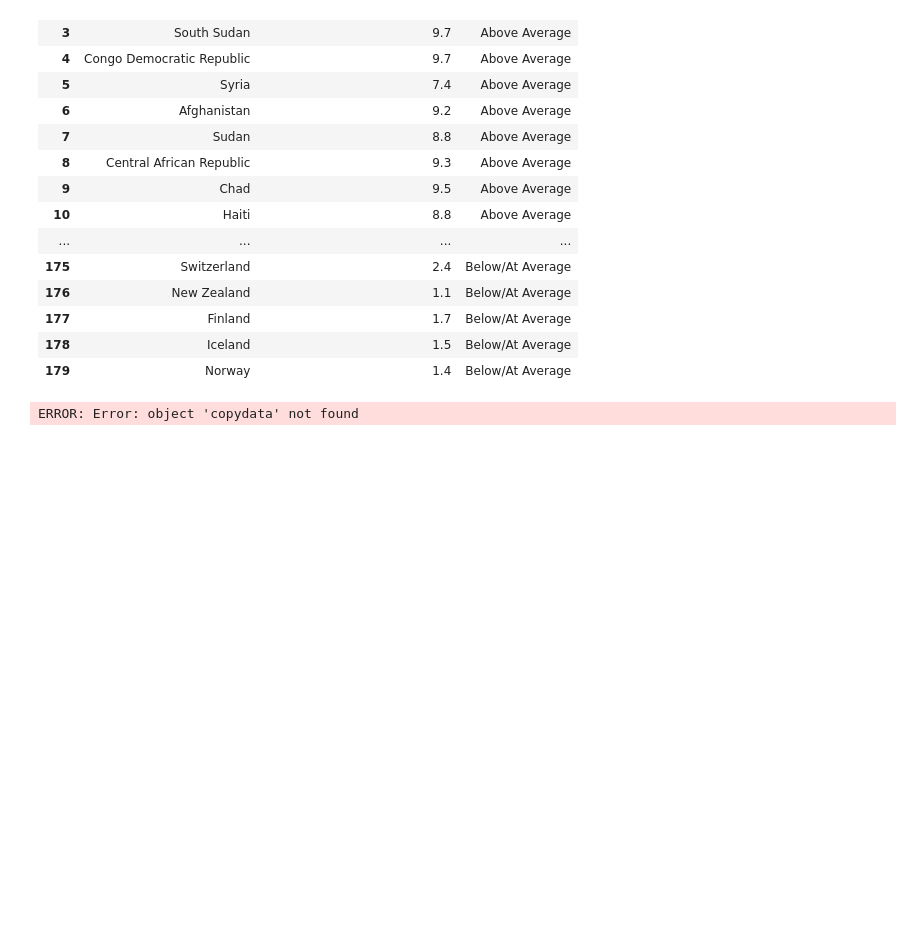
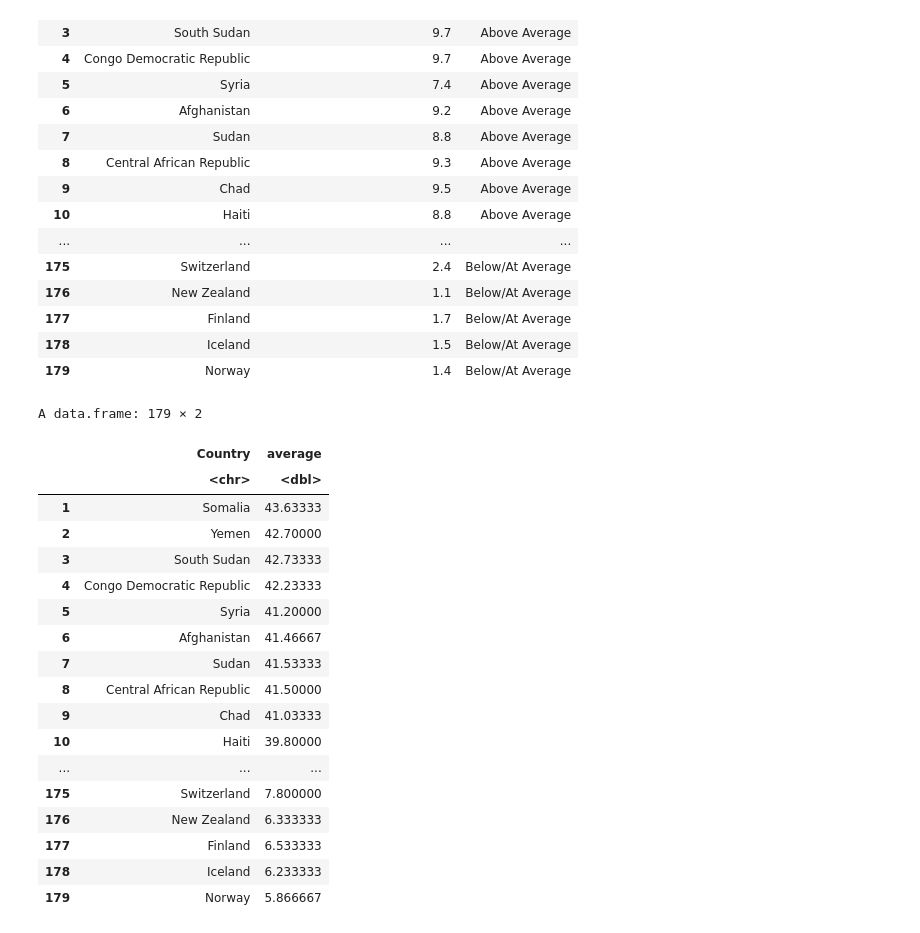
Before and after one commit to nkinsman16/HW-Week-2--Applying-Functions, a Jupyter notebook: Copy_of_Applying_Fun_R.ipynb, the cells around one changed output. Saved outputs shown, nothing was run; the diff lists cells and outputs as text; code cells hidden in the pictures; blank space fills up the shorter version.

```diff
--- a/Copy_of_Applying_Fun_R.ipynb
+++ b/Copy_of_Applying_Fun_R.ipynb
@@ -264,4 +269,0 @@ mystery=function(DF,positionsToUse,CountryColumn='Country'){
-# %%
-mystery(copydata,4:6,CountryColumn='countryname')
-# %% [output]
-ERROR: Error: object 'copydata' not found
@@ -269,0 +284,27 @@ fragility23[,c('Total',	'S1: Demographic Pressures')]
+# %%
+#Putting the function in action
+mystery(
+  fragility23[, c("Country", "Total", "S1: Demographic Pressures", "S2: Refugees and IDPs")],#Takes the Country Text as one column, then the other columns "Total", "S1: Demographic Pressures", "S2: Refugees and IDPs"" will be used as the average
+  positionsToUse = 2:4,#Columns to use for averaging
+  CountryColumn = "Country"#Tells the function which column has the country names
+)
+# %% [output]
+A data.frame: 179 × 2
+|  | Country | average |
+|  | <chr> | <dbl> |
+| 1 | Somalia | 43.63333 |
+| 2 | Yemen | 42.70000 |
+| 3 | South Sudan | 42.73333 |
+| 4 | Congo Democratic Republic | 42.23333 |
+| 5 | Syria | 41.20000 |
+| 6 | Afghanistan | 41.46667 |
+| 7 | Sudan | 41.53333 |
+| 8 | Central African Republic | 41.50000 |
+| 9 | Chad | 41.03333 |
+| 10 | Haiti | 39.80000 |
+| ... | ... | ... |
+| 175 | Switzerland | 7.800000 |
+| 176 | New Zealand | 6.333333 |
+| 177 | Finland | 6.533333 |
+| 178 | Iceland | 6.233333 |
+| 179 | Norway | 5.866667 |
```
Also changed, not shown: parts of 27 cells of this notebook.
